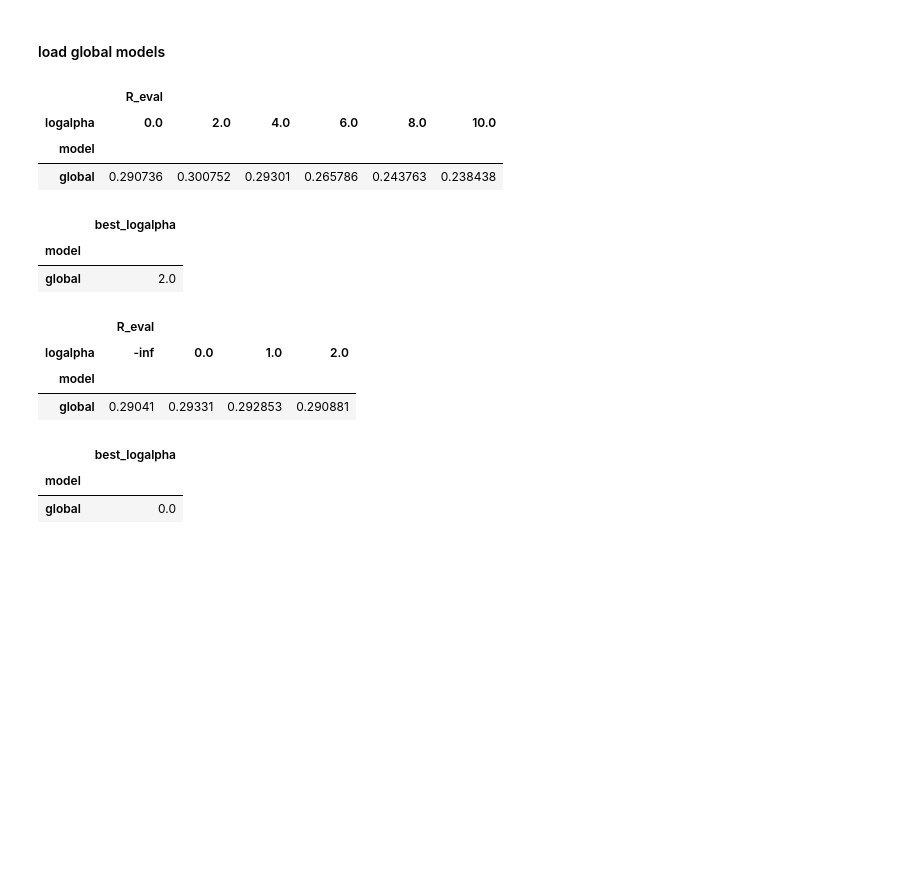
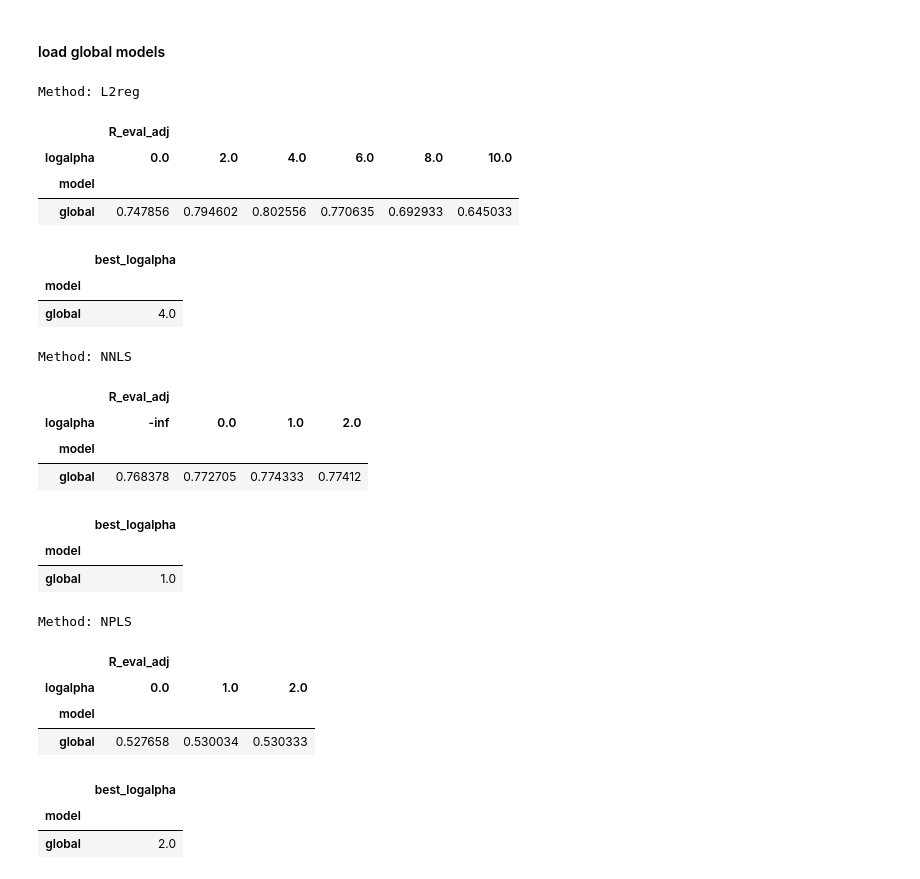
Before and after one commit to DiedrichsenLab/cortico_cereb_connectivity, a Jupyter notebook: notebooks/9. Method_comparison/group_model_comparison.ipynb, the cells around one changed output. Saved outputs shown, nothing was run; the diff lists cells and outputs as text; code cells hidden in the pictures; blank space fills up the shorter version.

```diff
--- a/notebooks/9. Method_comparison/group_model_comparison.ipynb
+++ b/notebooks/9. Method_comparison/group_model_comparison.ipynb
@@ -86,7 +81,7 @@ df_L2reg['isbest'] = df_L2reg.logalpha.values == bestla.loc[df_L2reg.train_datas
 # %%
 # group NNLS
 A = pd.pivot_table(df_NNLS[df_NNLS.train_dataset != df_NNLS.eval_dataset], index=['train_dataset'],
-                   columns=['logalpha'],values=['R_eval'],aggfunc='mean').reindex(train_ds_list)
+                   columns=['logalpha'],values=['R_eval_adj'],aggfunc='mean').reindex(train_ds_list)
 display(A)
 B = np.nan_to_num(A.values)
 ind = B.argmax(axis=1)
@@ -130,50 +125,55 @@ df_avggroup_NNLS = rm.comb_eval(models=[f'fus-lodo-group-Cavg'], methods=['NNLS'
 # %%
 ### load global model
 df_global_NNLS = pd.DataFrame()
+df_global_NPLS = pd.DataFrame()
 df_global_L2reg = pd.DataFrame()
 for i,ds in enumerate(train_ds_list):
     d = gl.datasets.index(ds)
     train_dscode = ''.join(gl.dscode[:d]+gl.dscode[d+1:])
-    df = rm.comb_eval(models=[f'{train_dscode}-global-Cavg'], methods=['L2reg'], eval_data=[eval_names[i]], cerebellum='MNISymC3')
+    df = rm.comb_eval(models=[f'{train_dscode}-sc-global-Cavg'], methods=['L2reg'], eval_data=[eval_names[i]], cerebellum='MNISymC3')
     df_global_L2reg = pd.concat([df_global_L2reg, df], ignore_index=True)
-    df = rm.comb_eval(models=[f'{train_dscode}-global-Cavg'], methods=['NNLS'], eval_data=[eval_names[i]], cerebellum='MNISymC3')
+    df = rm.comb_eval(models=[f'{train_dscode}-sc-global-Cavg'], methods=['NNLS'], eval_data=[eval_names[i]], cerebellum='MNISymC3')
     df_global_NNLS = pd.concat([df_global_NNLS, df], ignore_index=True)
+    df = rm.comb_eval(models=[f'{train_dscode}-sc-global-Cavg'], methods=['NPLS'], eval_data=[eval_names[i]], cerebellum='MNISymC3')
+    df_global_NPLS = pd.concat([df_global_NPLS, df], ignore_index=True)
 
 df_global_NNLS.logalpha.fillna(-np.inf, inplace=True)
 # %%
-A = pd.pivot_table(df_global_L2reg, index=['model'],columns=['logalpha'],values=['R_eval'],aggfunc='mean')
-display(A)
-B = np.nan_to_num(A.values)
-ind = B.argmax(axis=1)
-log_a = np.array(A.columns.get_level_values(1)[ind])
-bestla = pd.DataFrame(log_a,index=A.index,columns=['best_logalpha'])
-display(bestla)
-df_global_L2reg['isbest'] = df_global_L2reg.logalpha.values == bestla.loc[df_global_L2reg.model].values.flatten()
+for df_gl in [df_global_L2reg, df_global_NNLS, df_global_NPLS]:
+    print(f'\nMethod: {df_gl.method.iloc[0]}')
+    A = pd.pivot_table(df_gl, index=['model'],columns=['logalpha'],values=['R_eval_adj'],aggfunc='mean')
+    display(A)
+    B = np.nan_to_num(A.values)
+    ind = B.argmax(axis=1)
+    log_a = np.array(A.columns.get_level_values(1)[ind])
+    bestla = pd.DataFrame(log_a,index=A.index,columns=['best_logalpha'])
+    display(bestla)
+    df_gl['isbest'] = df_gl.logalpha.values == bestla.loc[df_gl.model].values.flatten()
 # %% [output]
+Method: L2reg
-|  | R_eval |  |  |  |  |  |
+|  | R_eval_adj |  |  |  |  |  |
 | logalpha | 0.0 | 2.0 | 4.0 | 6.0 | 8.0 | 10.0 |
 | model |  |  |  |  |  |  |
-| global | 0.290736 | 0.300752 | 0.29301 | 0.265786 | 0.243763 | 0.238438 |
+| global | 0.747856 | 0.794602 | 0.802556 | 0.770635 | 0.692933 | 0.645033 |
 |  | best_logalpha |
 | model |  |
-| global | 2.0 |
+| global | 4.0 |
+Method: NNLS
+|  | R_eval_adj |  |  |  |
+| logalpha | -inf | 0.0 | 1.0 | 2.0 |
+| model |  |  |  |  |
+| global | 0.768378 | 0.772705 | 0.774333 | 0.77412 |
+|  | best_logalpha |
+| model |  |
+| global | 1.0 |
+Method: NPLS
+|  | R_eval_adj |  |  |
+| logalpha | 0.0 | 1.0 | 2.0 |
+| model |  |  |  |
+| global | 0.527658 | 0.530034 | 0.530333 |
+|  | best_logalpha |
+| model |  |
+| global | 2.0 |
-# %%
-A = pd.pivot_table(df_global_NNLS, index=['model'],columns=['logalpha'],values=['R_eval'],aggfunc='mean')
-display(A)
-B = np.nan_to_num(A.values)
-ind = B.argmax(axis=1)
-log_a = np.array(A.columns.get_level_values(1)[ind])
-bestla = pd.DataFrame(log_a,index=A.index,columns=['best_logalpha'])
-display(bestla)
-df_global_NNLS['isbest'] = df_global_NNLS.logalpha.values == bestla.loc[df_global_NNLS.model].values.flatten()
-# %% [output]
-|  | R_eval |  |  |  |
-| logalpha | -inf | 0.0 | 1.0 | 2.0 |
-| model |  |  |  |  |
-| global | 0.29041 | 0.29331 | 0.292853 | 0.290881 |
-|  | best_logalpha |
-| model |  |
-| global | 0.0 |
 # %%
 # concatenate bests
 df_avggroup_L2reg['train_dataset'] = "Average"
```
Also changed, not shown: parts of 8 cells of this notebook, 2 other files.
